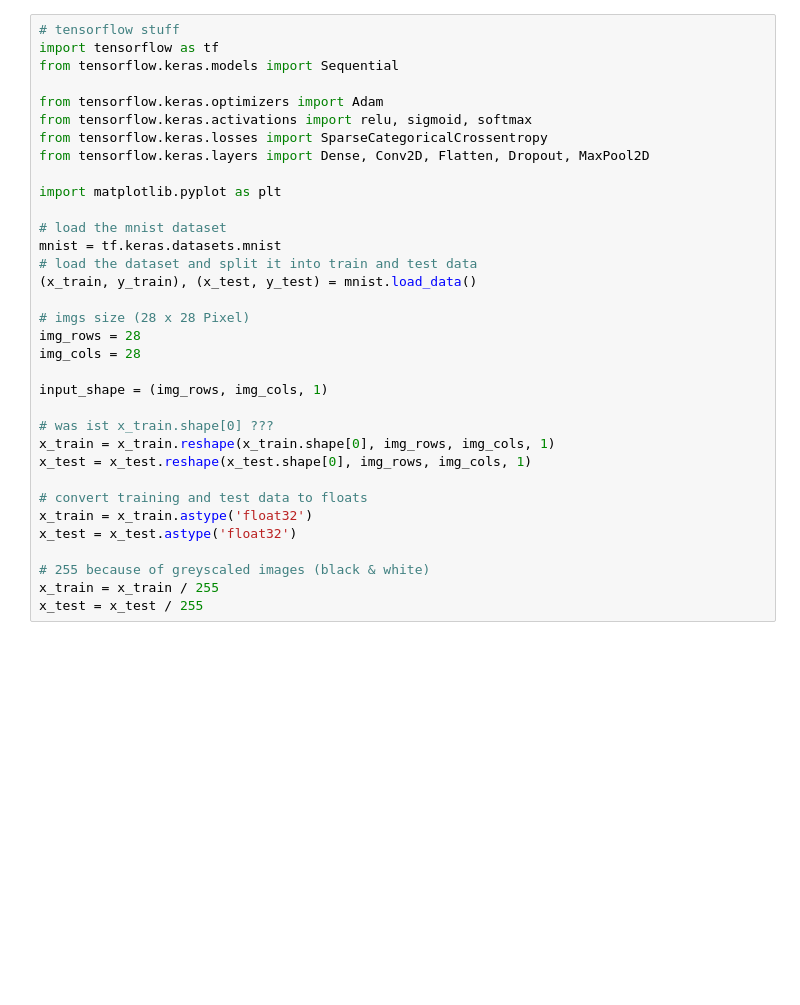
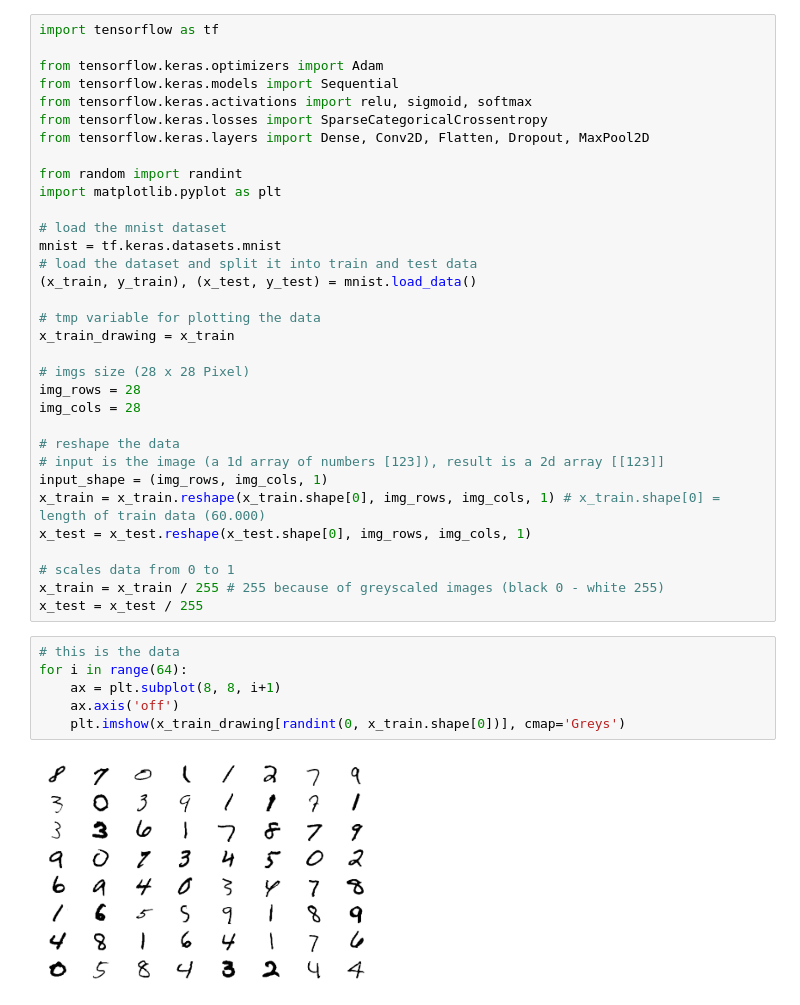
Before and after one commit to Verena-Lemberger/_Uni, a Jupyter notebook: Semester 2/Machine Learning/Workshop/cnn_notebook_sascha.ipynb, the cells around one changed output. Drawn from its saved outputs; the diff is of its cells as text; blank space fills up the shorter version.

```diff
--- a/Semester 2/Machine Learning/Workshop/cnn_notebook_sascha.ipynb
+++ b/Semester 2/Machine Learning/Workshop/cnn_notebook_sascha.ipynb
@@ -1,13 +1,13 @@
 # %%
-# tensorflow stuff
 import tensorflow as tf
-from tensorflow.keras.models import Sequential
 
 from tensorflow.keras.optimizers import Adam
+from tensorflow.keras.models import Sequential
 from tensorflow.keras.activations import relu, sigmoid, softmax
 from tensorflow.keras.losses import SparseCategoricalCrossentropy
 from tensorflow.keras.layers import Dense, Conv2D, Flatten, Dropout, MaxPool2D
 
+from random import randint
 import matplotlib.pyplot as plt
 
 # load the mnist dataset
@@ -15,23 +15,30 @@ mnist = tf.keras.datasets.mnist
 # load the dataset and split it into train and test data
 (x_train, y_train), (x_test, y_test) = mnist.load_data()
 
+# tmp variable for plotting the data
+x_train_drawing = x_train
+
 # imgs size (28 x 28 Pixel)
 img_rows = 28
 img_cols = 28
 
+# reshape the data
+# input is the image (a 1d array of numbers [123]), result is a 2d array [[123]]
 input_shape = (img_rows, img_cols, 1)
-
-# was ist x_train.shape[0] ???
-x_train = x_train.reshape(x_train.shape[0], img_rows, img_cols, 1)
+x_train = x_train.reshape(x_train.shape[0], img_rows, img_cols, 1) # x_train.shape[0] = length of train data (60.000)
 x_test = x_test.reshape(x_test.shape[0], img_rows, img_cols, 1)
 
-# convert training and test data to floats
-x_train = x_train.astype('float32')
-x_test = x_test.astype('float32')
-
-# 255 because of greyscaled images (black & white)
-x_train = x_train / 255
+# scales data from 0 to 1
+x_train = x_train / 255 # 255 because of greyscaled images (black 0 - white 255)
 x_test = x_test / 255
+# %%
+# this is the data
+for i in range(64):
+    ax = plt.subplot(8, 8, i+1)
+    ax.axis('off')
+    plt.imshow(x_train_drawing[randint(0, x_train.shape[0])], cmap='Greys')
+# %% [output]
+[figure, added]
 # %%
 # creates a linear stack of layers
 model = Sequential()
```
Also changed, not shown: parts of 3 cells of this notebook.
